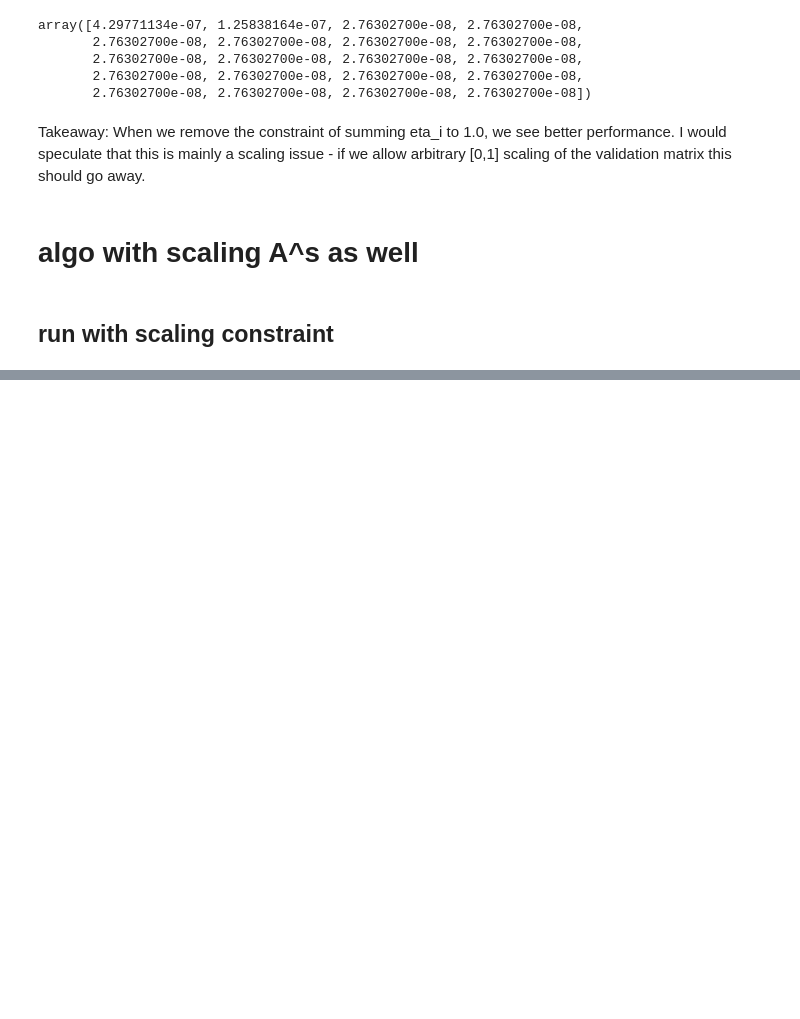
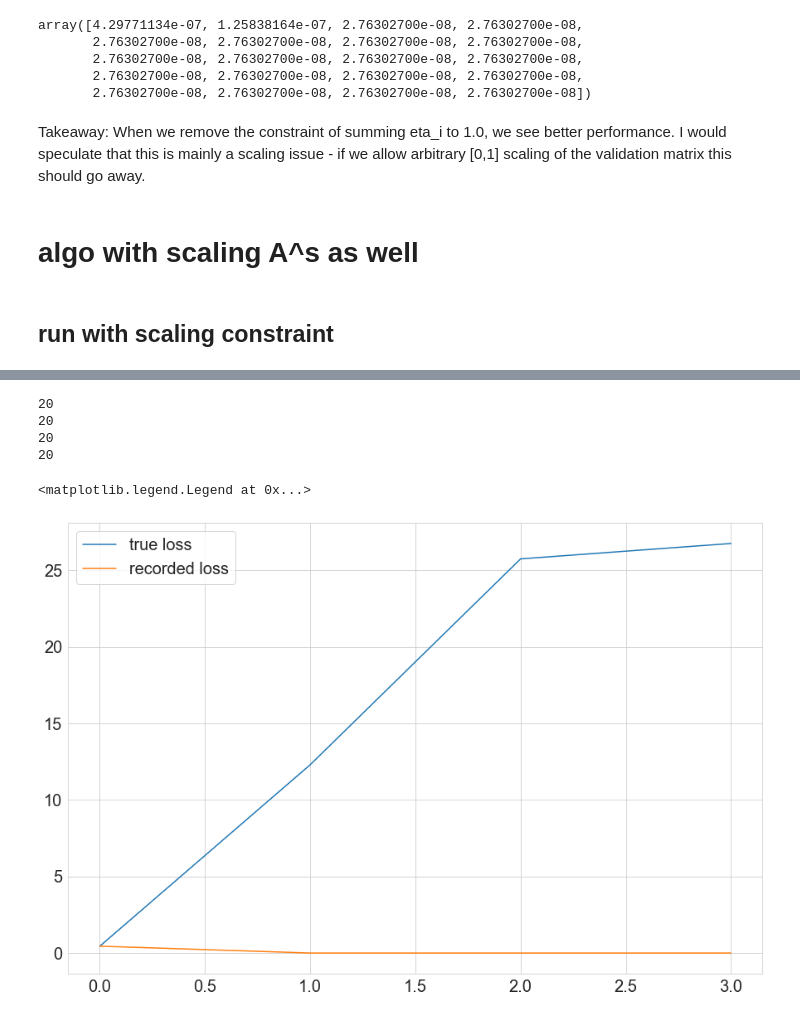
Before and after one commit to akhiljalan/cellag-misc, a Jupyter notebook: media-5-basic-algo.ipynb, the cells around one changed output, grey strips where cells are left out. Saved outputs shown, nothing was run; the diff lists cells and outputs as text; code cells hidden in the pictures; blank space fills up the shorter version.

```diff
--- a/media-5-basic-algo.ipynb
+++ b/media-5-basic-algo.ipynb
@@ -331,0 +436,43 @@ array([0.42719377, 0.18227109, 0.0554059 , 0.0554059 , 0.0554059 ,
+# %%
+true_loss_vals = []
+recorded_loss_vals = []
+delta_range = [0, 1, 2, 3]
+# %%
+n = 20
+eigenbasis_matrix = scipy.stats.ortho_group.rvs(n)
+mat1 = eigenbasis_matrix @ np.diag(np.linspace(0, 1, n)) @ eigenbasis_matrix.T
+mat2 = eigenbasis_matrix @ np.diag(np.linspace(3, 4, n)) @ eigenbasis_matrix.T
+mat = 0.5 * mat1 + 0.5 * mat2
+
+sample_mats = [0.1 * mat1, 0.3 * mat1, 0.5 * mat2, 0.2 * mat2]
+# %%
+true_loss_vals = []
+recorded_loss_vals = []
+# delta_range = np.linspace(0, 3.0, 20)
+for d in delta_range:
+    avg_true_loss = 0.0
+    avg_recorded_loss = 0.0
+    for _ in range(100):
+        eta_init = gl.generate_random_eta(len(sample_mats))
+        result = run_scipy_minimize_no_simplex_constraint(eta_init, sample_mats, mat, num_eigs_included=20,
+            delta=d, verbose=False)
+        eta_result = result['x']
+        diff_mat = mat - matrix_lin_combo_pos_sign(eta_result, sample_mats)
+        diff_sing_values = scipy.linalg.svdvals(diff_mat)
+        avg_true_loss += sum(diff_sing_values)
+        avg_recorded_loss += result['fun']
+    true_loss_vals.append(avg_true_loss / 100.0)
+    recorded_loss_vals.append(avg_recorded_loss / 100.0)
+    print(k)
+# %% [output]
+20
+20
+20
+20
+# %%
+plt.plot(delta_range, true_loss_vals, label='true loss')
+plt.plot(delta_range, recorded_loss_vals, label='recorded loss')
+plt.legend()
+# %% [output]
+<matplotlib.legend.Legend at 0x...>
+[figure, added]
```
Also changed, not shown: parts of 21 cells of this notebook, 5 other files.
